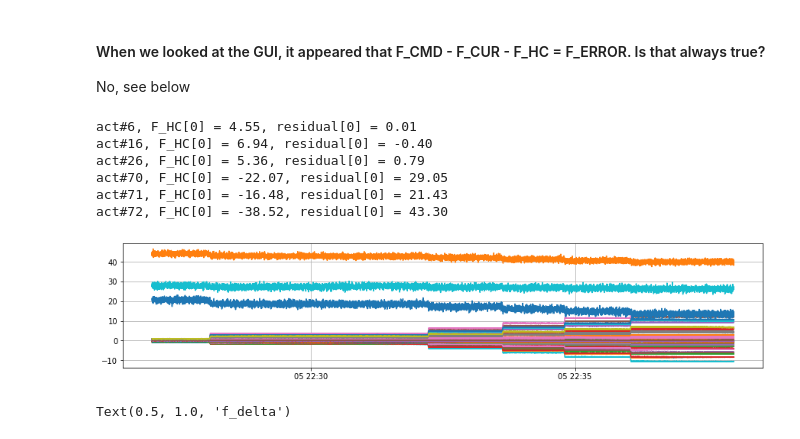
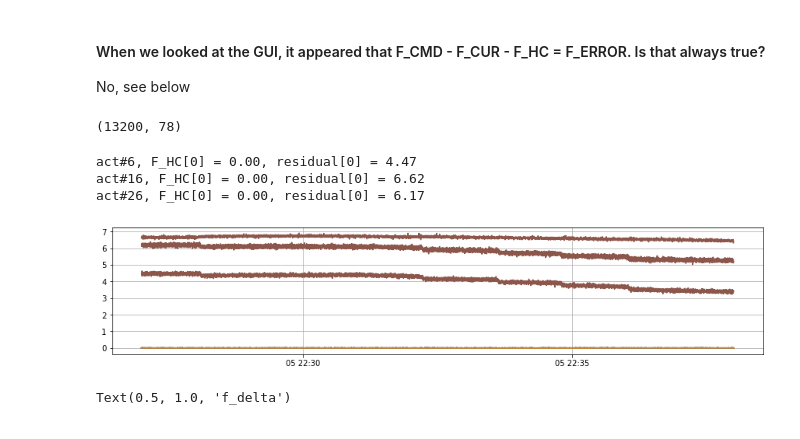
Before and after one commit to bxin/M2_summit_2003, a Jupyter notebook: a01_OL_B1_stroke.ipynb, the cells around one changed output. Cells and saved outputs as stored; diff of their text form; code cells hidden in the pictures.

```diff
--- a/a01_OL_stroke.ipynb
+++ b/a01_OL_B1_stroke.ipynb
@@ -151,7 +151,7 @@ print('mass budget = %.2f'%(1600*9.8))
 beginning total = 15578.19, ending total = 15576.70
 mass budget = 15680.00
 # %%
-mat = scipy.io.loadmat('../mat/0305/CellTelemetry_2020-03-05_203926_002.mat')
+mat = scipy.io.loadmat('mat/0305/CellTelemetry_2020-03-05_203926_002.mat')
 print(mat['data'].dtype.names)
 mdata = mat['data']  # variable in mat file
 mdtype = mdata.dtype  # dtypes of structures are "unsized objects"
@@ -165,6 +165,19 @@ t = np.array([ti+ timedelta(hours=4, minutes=3, seconds=-5) for ti in t]) #conve
 #Bo: But, how come binary timestamps are earlier than EFD private_sndStamp.
 # The latter is consistent with clocks on Bo's laptop with accuracy of 1 minute.
 columns = [n for n, v in ndata.items()]
+
+def insertHPColumns(a):
+    [n1, n2] = a.shape
+    b = np.zeros((n1, n2+6))
+    b[:,:5] = a[:,:5] #0,1,2,3,4; 5=B6, skip
+    b[:,6:15] = a[:,5:14] #6,7,8...14; 15=B16, skip
+    b[:,16:25] = a[:,14:23] #16, 17, 18 .... 24; 25=B26, skip
+    b[:,26:73] = a[:,23:70]#26, 27, 28... 72; 73 = A2, skip
+    b[:,74] =a[:,70]#74; 75 = A4, skip
+    b[:,76] = a[:,71]#76; 77 = A6, skip
+    return b
+ndata['f_hp'] = insertHPColumns(ndata['f_hp'])
+ndata['f_error'] = insertHPColumns(ndata['f_error'])
 # %% [output]
 ('time_delta', 'comm_cntr', 'ilc_status', 'encoder', 'force', 'disp_sensors', 'temp_sensors', 'inclinometer', 'step_cmd', 'inc_cal', 'elevation_ts_i', 'elevation_ts_u', 'elevation_ang', 'el_status', ' ...
 # %%
@@ -223,22 +247,23 @@ plt.grid();
 # %% [markdown]
 #### When we looked at the GUI, it appeared that F_CMD - F_CUR - F_HC = F_ERROR. Is that always true?
 No, see below
+# %%
+data['f_hp'].shape
+# %% [output]
+(13200, 78)
 # %%
 fig, ax = plt.subplots(figsize=(15,3))
 for i in range(72):
-    aa = data['f_cmd'][:,i] - data['force'][:,i] - data['f_hp'][:,i]-data['f_error'][:,i]
+    aa = data['f_cmd'][:,i] - data['force'][:,i] - data['f_hp'][:,i]-data['f_error'][:,i]#-data['f_delta'][:,i]
     plt.plot(t, aa)
-    if (aa[0]>10) or i==5 or i==15 or i==25:
+    if (aa[0]>4) or i==5 or i==15 or i==25:
         print('act#%d, F_HC[0] = %.2f, residual[0] = %.2f'%(i+1, data['f_hp'][0,i], aa[0]))
 plt.grid()
 # %% [output]
-act#6, F_HC[0] = 4.55, residual[0] = 0.01
-act#16, F_HC[0] = 6.94, residual[0] = -0.40
-act#26, F_HC[0] = 5.36, residual[0] = 0.79
-act#70, F_HC[0] = -22.07, residual[0] = 29.05
-act#71, F_HC[0] = -16.48, residual[0] = 21.43
-act#72, F_HC[0] = -38.52, residual[0] = 43.30
+act#6, F_HC[0] = 0.00, residual[0] = 4.47
+act#16, F_HC[0] = 0.00, residual[0] = 6.62
+act#26, F_HC[0] = 0.00, residual[0] = 6.17
-[figure, old version]
+[figure, new version]
 # %%
 fig, ax = plt.subplots(5,1, sharex=True, figsize=(15,12))
 for i in range(72):
```
Also changed, not shown: parts of 3 cells of this notebook, 5 other files.
